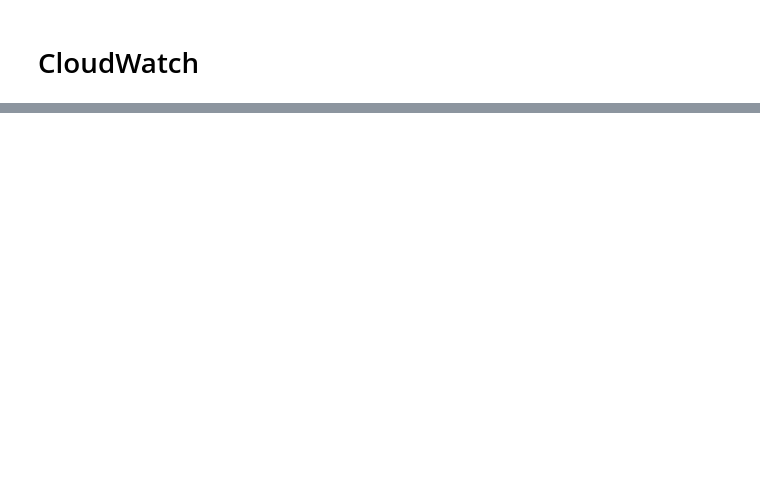
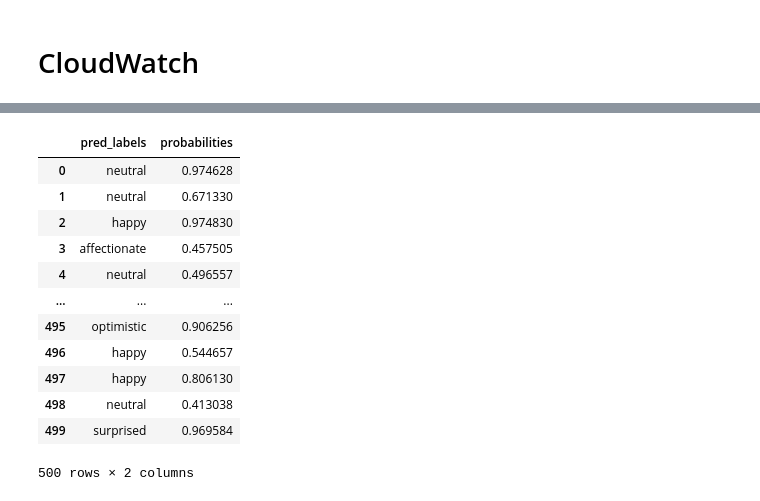
Before and after one commit to jeffreykthomas/AAI-540-Final, a Jupyter notebook: CloudWatch.ipynb, the cells around one changed output, grey strips where cells are left out. Saved outputs shown, nothing was run; the diff lists cells and outputs as text; code cells hidden in the pictures; blank space fills up the shorter version.

```diff
--- a/CloudWatch.ipynb
+++ b/CloudWatch.ipynb
@@ -113,0 +238,19 @@ df.to_csv()
+# %%
+# Extract the first element of each tuple
+df_preds['pred_labels'] = df_preds['pred_labels'].apply(lambda x: x[0])
+df_preds['probabilities'] = df_preds['probabilities'].apply(lambda x: x[0])
+df_preds
+# %% [output]
+|  | pred_labels | probabilities |
+| 0 | neutral | 0.974628 |
+| 1 | neutral | 0.671330 |
+| 2 | happy | 0.974830 |
+| 3 | affectionate | 0.457505 |
+| 4 | neutral | 0.496557 |
+| ... | ... | ... |
+| 495 | optimistic | 0.906256 |
+| 496 | happy | 0.544657 |
+| 497 | happy | 0.806130 |
+| 498 | neutral | 0.413038 |
+| 499 | surprised | 0.969584 |
+500 rows × 2 columns
```
Also changed, not shown: parts of 32 cells of this notebook.
